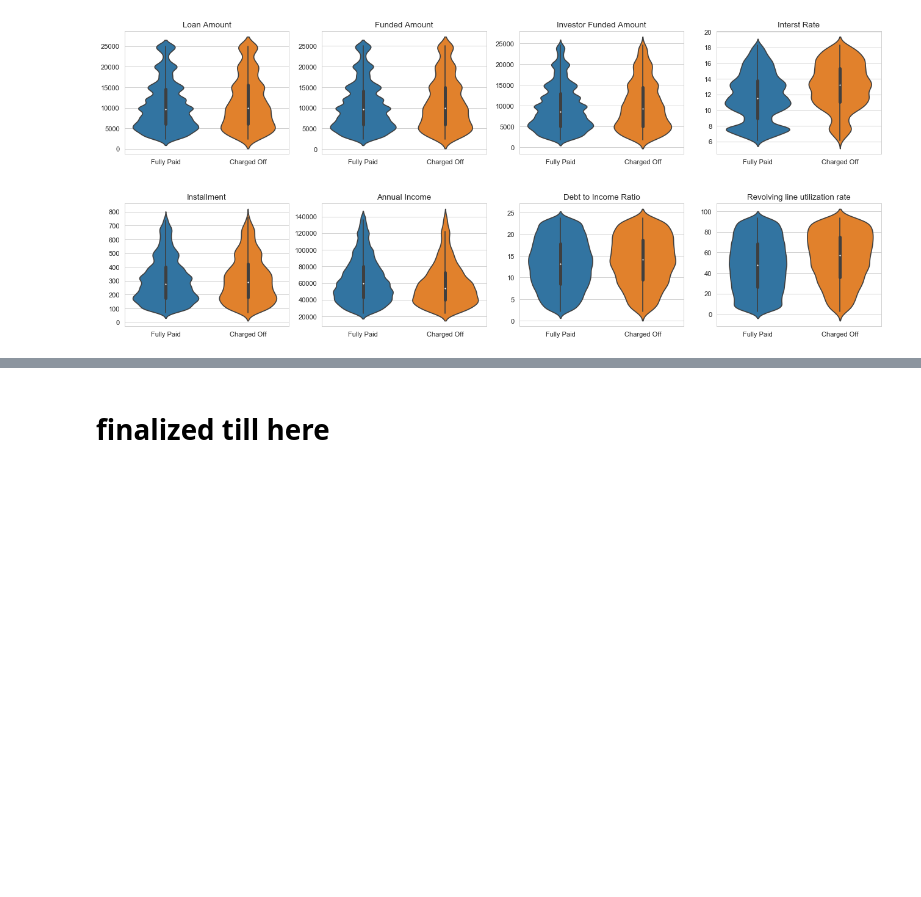
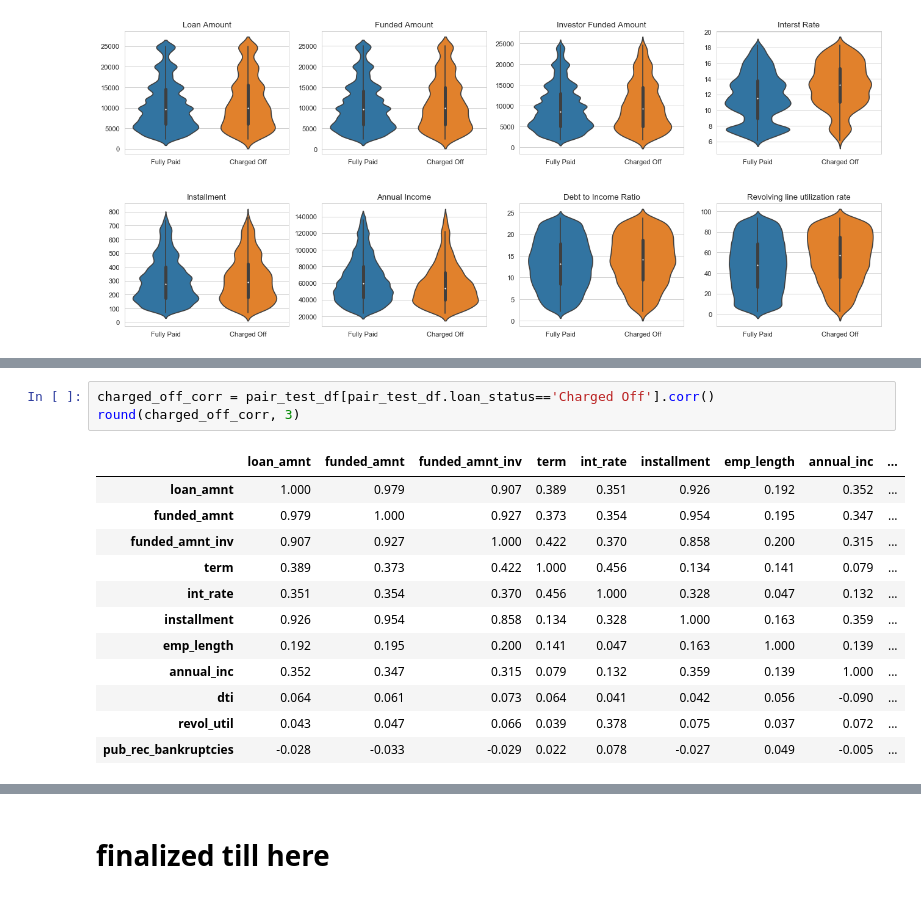
Before and after one commit to arpitjoshi/case-study-2, a Jupyter notebook: notebook.ipynb, the cells around one changed output, grey strips where cells are left out. Cells and saved outputs as stored; diff of their text form; blank space fills up the shorter version.

```diff
--- a/notebook.ipynb
+++ b/notebook.ipynb
@@ -939,0 +978,16 @@ plt.show()
+# %%
+charged_off_corr = pair_test_df[pair_test_df.loan_status=='Charged Off'].corr()
+round(charged_off_corr, 3)
+# %% [output]
+|  | loan_amnt | funded_amnt | funded_amnt_inv | term | int_rate | installment | emp_length | annual_inc | ... |
+| loan_amnt | 1.000 | 0.979 | 0.907 | 0.389 | 0.351 | 0.926 | 0.192 | 0.352 | ... |
+| funded_amnt | 0.979 | 1.000 | 0.927 | 0.373 | 0.354 | 0.954 | 0.195 | 0.347 | ... |
+| funded_amnt_inv | 0.907 | 0.927 | 1.000 | 0.422 | 0.370 | 0.858 | 0.200 | 0.315 | ... |
+| term | 0.389 | 0.373 | 0.422 | 1.000 | 0.456 | 0.134 | 0.141 | 0.079 | ... |
+| int_rate | 0.351 | 0.354 | 0.370 | 0.456 | 1.000 | 0.328 | 0.047 | 0.132 | ... |
+| installment | 0.926 | 0.954 | 0.858 | 0.134 | 0.328 | 1.000 | 0.163 | 0.359 | ... |
+| emp_length | 0.192 | 0.195 | 0.200 | 0.141 | 0.047 | 0.163 | 1.000 | 0.139 | ... |
+| annual_inc | 0.352 | 0.347 | 0.315 | 0.079 | 0.132 | 0.359 | 0.139 | 1.000 | ... |
+| dti | 0.064 | 0.061 | 0.073 | 0.064 | 0.041 | 0.042 | 0.056 | -0.090 | ... |
+| revol_util | 0.043 | 0.047 | 0.066 | 0.039 | 0.378 | 0.075 | 0.037 | 0.072 | ... |
+| pub_rec_bankruptcies | -0.028 | -0.033 | -0.029 | 0.022 | 0.078 | -0.027 | 0.049 | -0.005 | ... |
```
Also changed, not shown: parts of 11 cells of this notebook.
